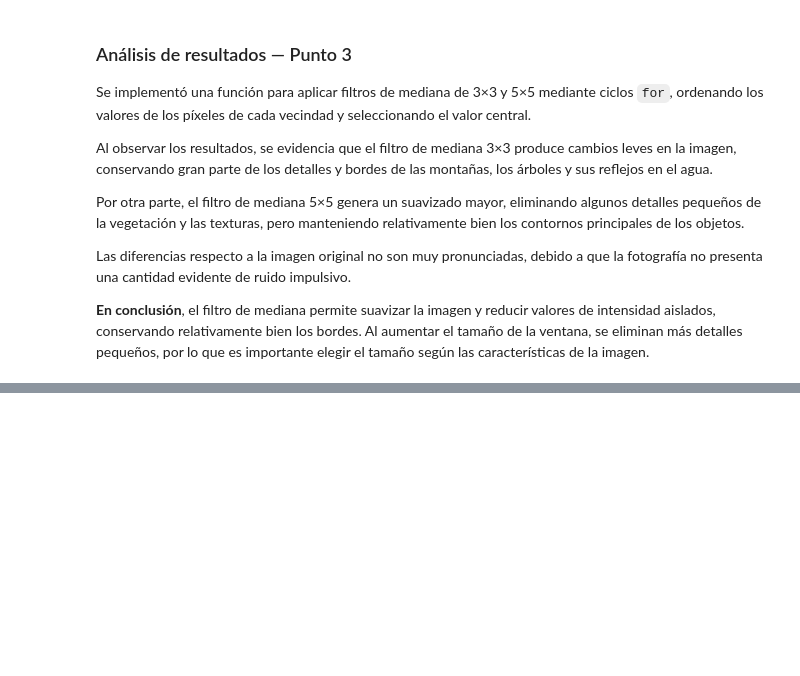
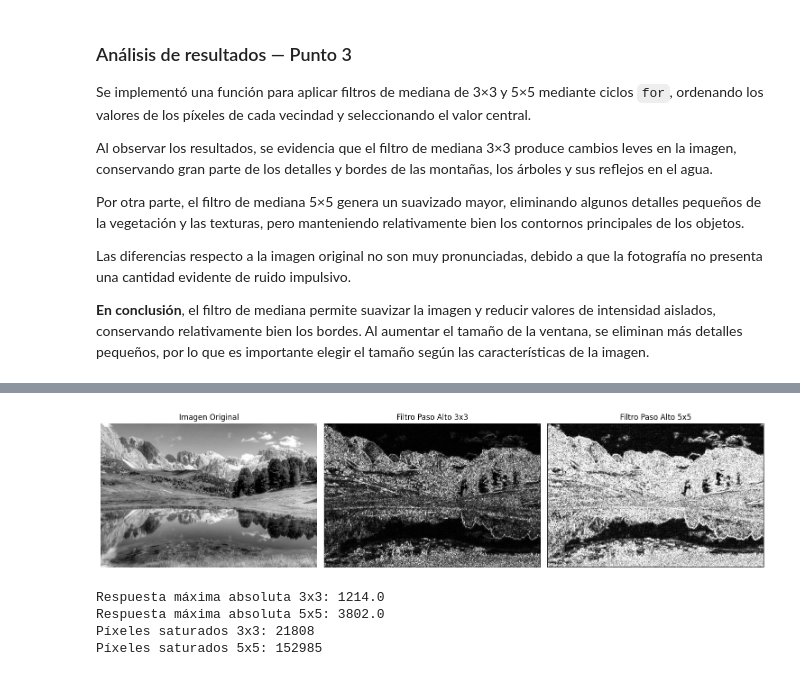
Before and after one commit to CamiloMunozAL/ProcDImagenes, a Jupyter notebook: taller5/taller5.ipynb, the cells around one changed output, grey strips where cells are left out. Cells and saved outputs as stored; diff of their text form; code cells hidden in the pictures; blank space fills up the shorter version.

```diff
--- a/taller5/taller5.ipynb
+++ b/taller5/taller5.ipynb
@@ -274,0 +314,63 @@ Las diferencias respecto a la imagen original no son muy pronunciadas, debido a
+# %%
+mascara_alto3 = np.array([
+    [-1, -1, -1],
+    [-1,  8, -1],
+    [-1, -1, -1]
+])
+
+mascara_alto5 = -np.ones((5, 5))
+mascara_alto5[2, 2] = 24
+
+
+imagen_alto3 = filtro_paso_alto(imagen, mascara_alto3)
+imagen_alto5 = filtro_paso_alto(imagen, mascara_alto5)
+
+imagen_alto3_visual = np.clip(
+    np.abs(imagen_alto3), 0, 255
+).astype(np.uint8)
+
+imagen_alto5_visual = np.clip(
+    np.abs(imagen_alto5), 0, 255
+).astype(np.uint8)
+# %%
+imagenes = [
+    imagen,
+    imagen_alto3_visual,
+    imagen_alto5_visual
+]
+
+titulos = [
+    "Imagen Original",
+    "Filtro Paso Alto 3x3",
+    "Filtro Paso Alto 5x5"
+]
+
+fig, axs = plt.subplots(1, 3, figsize=(15, 5))
+
+for ax, img, titulo in zip(axs, imagenes, titulos):
+    ax.imshow(img, cmap="gray", vmin=0, vmax=255)
+    ax.set_title(titulo)
+    ax.axis("off")
+
+plt.tight_layout()
+plt.savefig("results/resultado_filtro_paso_alto.png", dpi=150)
+plt.show()
+# %% [output]
+[figure, added]
+# %%
+print("Respuesta máxima absoluta 3x3:",
+      np.abs(imagen_alto3).max())
+
+print("Respuesta máxima absoluta 5x5:",
+      np.abs(imagen_alto5).max())
+
+print("Píxeles saturados 3x3:",
+      np.count_nonzero(np.abs(imagen_alto3) > 255))
+
+print("Píxeles saturados 5x5:",
+      np.count_nonzero(np.abs(imagen_alto5) > 255))
+# %% [output]
+Respuesta máxima absoluta 3x3: 1214.0
+Respuesta máxima absoluta 5x5: 3802.0
+Píxeles saturados 3x3: 21808
+Píxeles saturados 5x5: 152985
```
Also changed, not shown: parts of 3 cells of this notebook, 1 other file.
